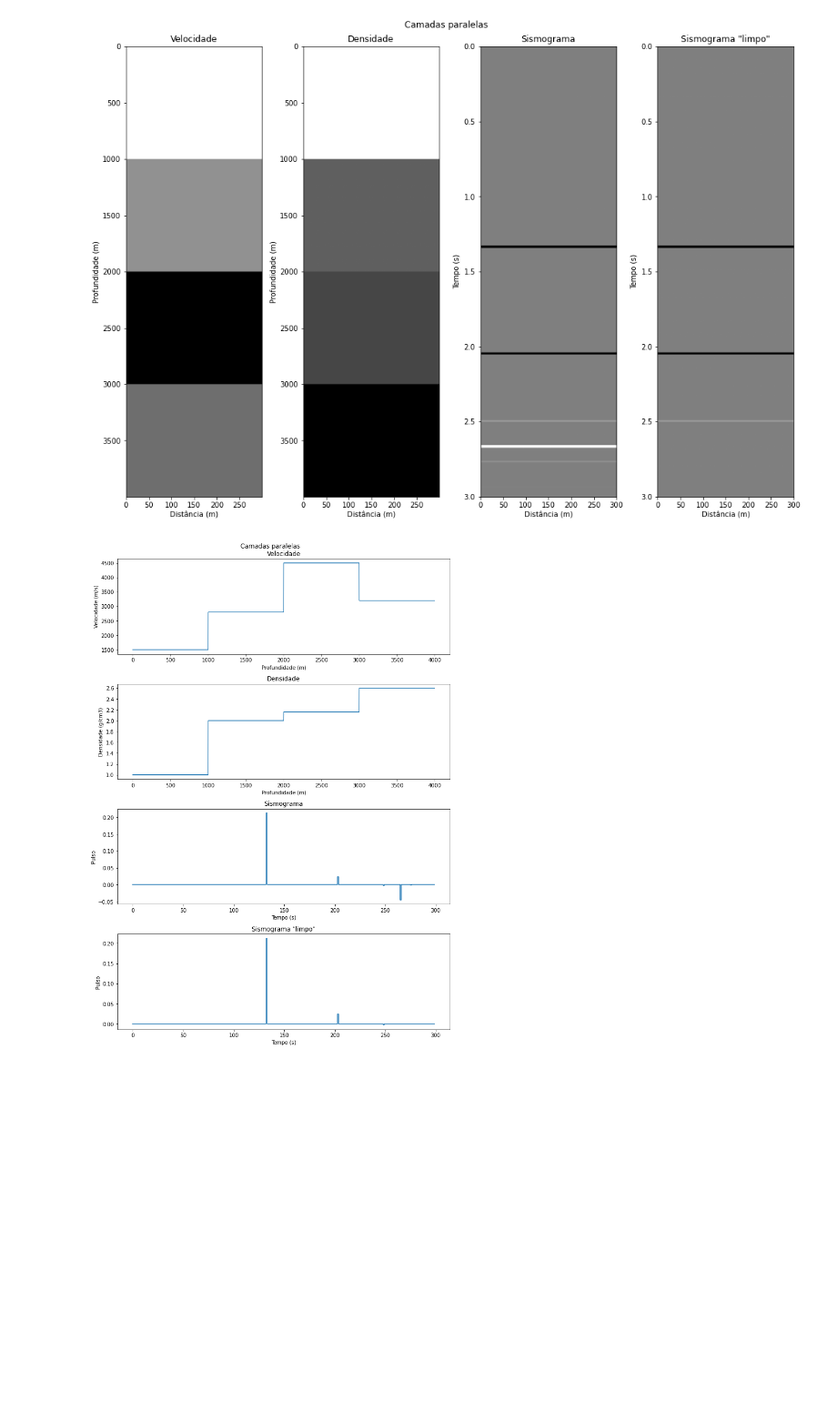
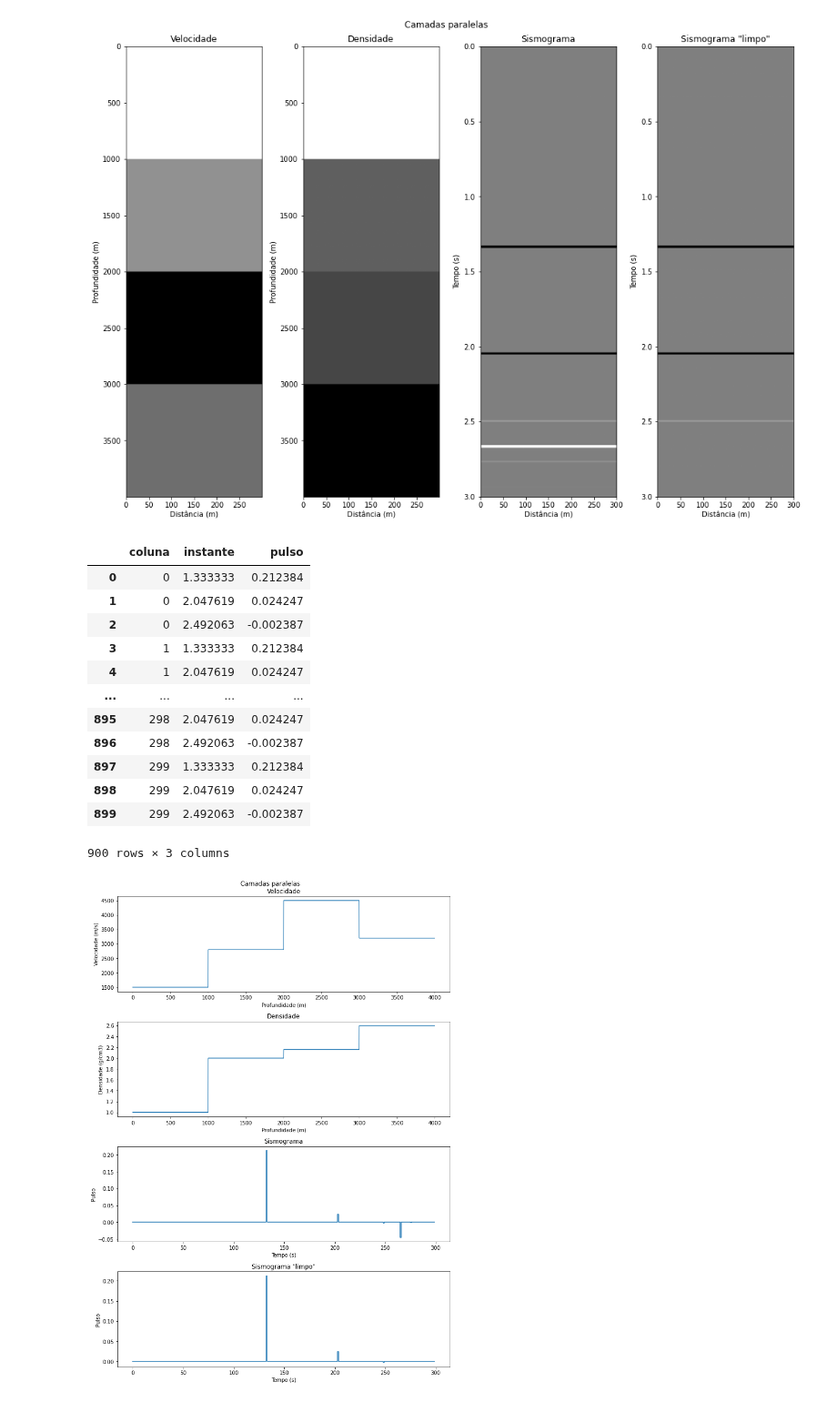
Before and after one commit to thiago-carneiro/mestrado, a Jupyter notebook: conv/conv.ipynb, the cells around one changed output. Shown at 91% size. Cells and saved outputs as stored; diff of their text form; code cells hidden in the pictures; blank space fills up the shorter version.

Commit message:
Obter pulsos 2D

```diff
--- a/conv/conv.ipynb
+++ b/conv/conv.ipynb
@@ -177,6 +177,16 @@ class Modelo2D():
         self.colunas=cols
         self.nz = nz
         self.nx = len(camadas2D)
+    def obter_pulsos_2D(self) -> pd.DataFrame:
+        pulsos = [coluna.obter_pulsos() for coluna in self.colunas]
+        for i in range(len(pulsos)):
+            pulsos[i]['coluna'] = i
+        return pd.concat(pulsos).reset_index()[['coluna', 'instante', 'pulso']]
+    def obter_pulsos_limpo_2D(self) -> pd.DataFrame:
+        pulsos = [coluna.obter_pulsos_limpo() for coluna in self.colunas]
+        for i in range(len(pulsos)):
+            pulsos[i]['coluna'] = i
+        return pd.concat(pulsos).reset_index()[['coluna', 'instante', 'pulso']]
     def rasterizar_2D(self) -> dict[str,np.ndarray]:
         v2D = np.zeros((self.nx,self.nz))
         rho2D = np.zeros((self.nx,self.nz))
@@ -306,6 +316,22 @@ class ModeloPreSal(Modelo2D):
 ModeloParalelas().plot(titulo='Camadas paralelas')
 # %% [output]
 [figure]
+# %%
+ModeloParalelas().obter_pulsos_limpo_2D()
+# %% [output]
+|  | coluna | instante | pulso |
+| 0 | 0 | 1.333333 | 0.212384 |
+| 1 | 0 | 2.047619 | 0.024247 |
+| 2 | 0 | 2.492063 | -0.002387 |
+| 3 | 1 | 1.333333 | 0.212384 |
+| 4 | 1 | 2.047619 | 0.024247 |
+| ... | ... | ... | ... |
+| 895 | 298 | 2.047619 | 0.024247 |
+| 896 | 298 | 2.492063 | -0.002387 |
+| 897 | 299 | 1.333333 | 0.212384 |
+| 898 | 299 | 2.047619 | 0.024247 |
+| 899 | 299 | 2.492063 | -0.002387 |
+900 rows × 3 columns
 # %%
 ModeloParalelas().colunas[0].plot(titulo='Camadas paralelas')
 # %% [output]
```
Also changed, not shown: parts of 1 cell of this notebook.
